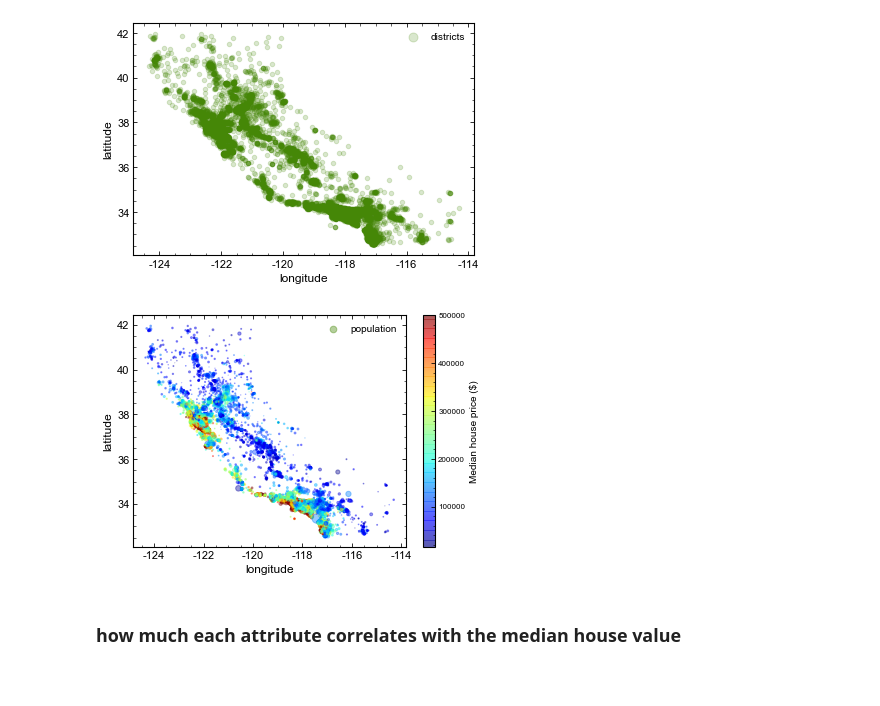
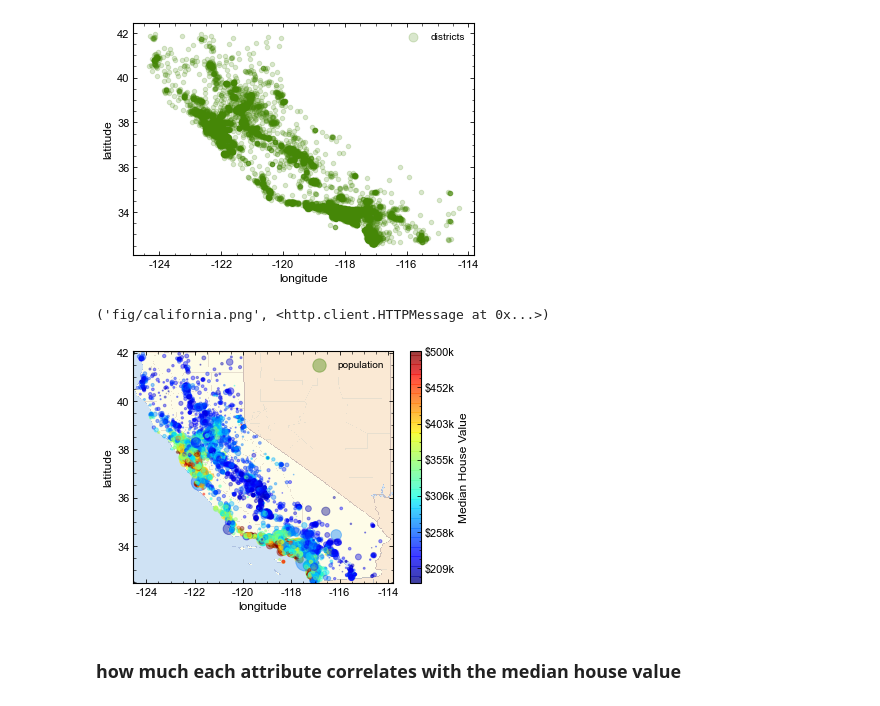
Before and after one commit to glukicov/ML_GPU, a Jupyter notebook: Housing.ipynb, the cells around one changed output. Drawn from its saved outputs; the diff is of its cells as text; code cells hidden in the pictures.

```diff
--- a/Housing.ipynb
+++ b/Housing.ipynb
@@ -211,19 +211,33 @@ ax = housing.plot(kind="scatter", x="longitude", y="latitude", alpha=0.2, ax=ax,
 ax.legend(scatterpoints=1, markerscale=2);
 # %% [output]
 [figure]
+# %%
+import urllib
+urllib.request.urlretrieve('https://raw.githubusercontent.com/ageron/handson-ml2/master/images/end_to_end_project/california.png', "fig/california.png")
+# %% [output]
+('fig/california.png', <http.client.HTTPMessage at 0x...>)
 # %%
+%matplotlib inline
 # s = radius, c=colour
 # generate fig for saving
 # !! and ax, to pass to prserve x-axis (MPL/Jlab bug: https://github.com/pandas-dev/pandas/issues/10611)
+import matplotlib.image as mpimg
+california_img=mpimg.imread("fig/california.png")
 fig, ax = plt.subplots()
-ax=housing.plot(kind='scatter', x='longitude', y='latitude',  alpha=0.4, s=housing['population']/400,
-             c='median_house_value', cmap=plt.get_cmap('jet'), ax=ax, label='population');
+plt.imshow(california_img, extent=[-124.55, -113.80, 32.45, 42.05], alpha=0.5,  cmap=plt.get_cmap("jet"))
+ax=housing.plot(kind='scatter', x='longitude', y='latitude',  alpha=0.4, s=housing['population']/100,
+             c='median_house_value', cmap=plt.get_cmap('jet'), ax=ax, label='population', colorbar=False);
+
 #cabar is the 2nd axis
-fig.get_axes()[1].set_ylabel('Median house price ($)', fontsize=10)
-fig.get_axes()[1].tick_params(labelsize=8)
+prices = housing["median_house_value"]
+tick_values = np.linspace(prices.min(), prices.max(), 11)
+cbar = plt.colorbar(ticks=tick_values/prices.max())
+cbar.ax.set_yticklabels(["$%dk"%(round(v/1000)) for v in tick_values])
+cbar.set_label('Median House Value')
 fig.savefig('fig/CA.png', bbox_inches='tight')
+plt.show()
 # %% [output]
-[figure, old version]
+[figure, new version]
 # %%
 corr_matrix=housing.corr()
 # %% [markdown]
```
Also changed, not shown: parts of 27 cells of this notebook, 1 other file.
